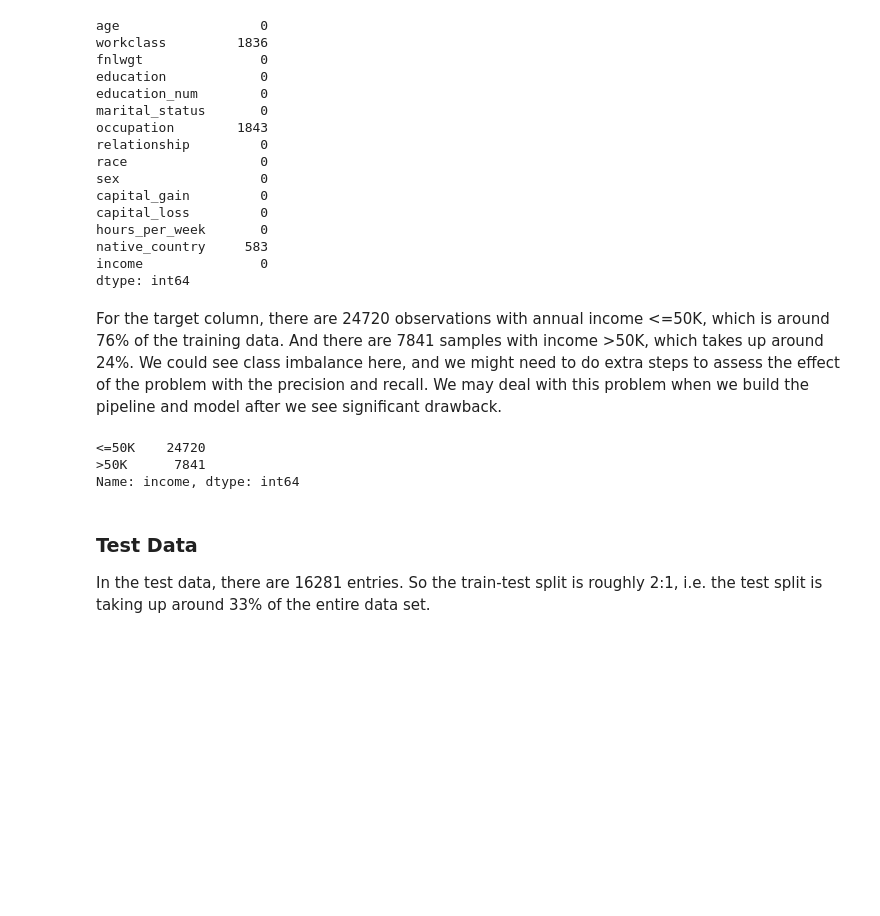
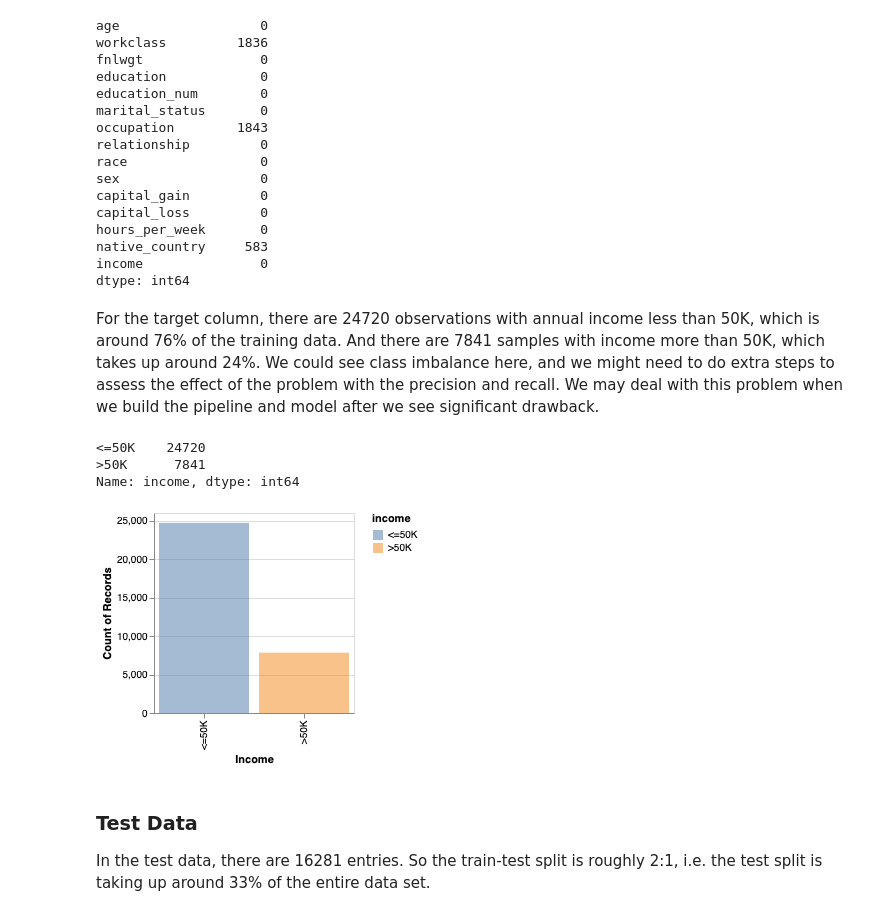
Before and after one commit to sukhleen999/census-income-prediction, a Jupyter notebook: src/EDA.ipynb, the cells around one changed output. Saved outputs shown, nothing was run; the diff lists cells and outputs as text; code cells hidden in the pictures; blank space fills up the shorter version.

```diff
--- a/src/EDA.ipynb
+++ b/src/EDA.ipynb
@@ -122,13 +121,22 @@ native_country     583
 income               0
 dtype: int64
 # %% [markdown]
-For the target column, there are 24720 observations with annual income <=50K, which is around 76% of the training data. And there are 7841 samples with income >50K, which takes up around 24%. We could see class imbalance here, and we might need to do extra steps to assess the effect of the problem with the precision and recall. We may deal with this problem when we build the pipeline and model after we see significant drawback.
+For the target column, there are 24720 observations with annual income less than 50K, which is around 76% of the training data. And there are 7841 samples with income more than 50K, which takes up around 24%. We could see class imbalance here, and we might need to do extra steps to assess the effect of the problem with the precision and recall. We may deal with this problem when we build the pipeline and model after we see significant drawback.
 # %%
 train_df['income'].value_counts()
 # %% [output]
 <=50K    24720
 >50K      7841
 Name: income, dtype: int64
+# %%
+alt.Chart(train_df).mark_bar(opacity=0.5).encode(
+     alt.X("income", title = "Income"),
+     alt.Y("count()"),
+     color = "income").properties(
+    width=200,
+    height=200)
+# %% [output]
+[figure, added]
 # %% [markdown]
 ### Test Data
 In the test data, there are 16281 entries. So the train-test split is roughly 2:1, i.e. the test split is taking up around 33% of the entire data set.
```
Also changed, not shown: parts of 15 cells of this notebook.
